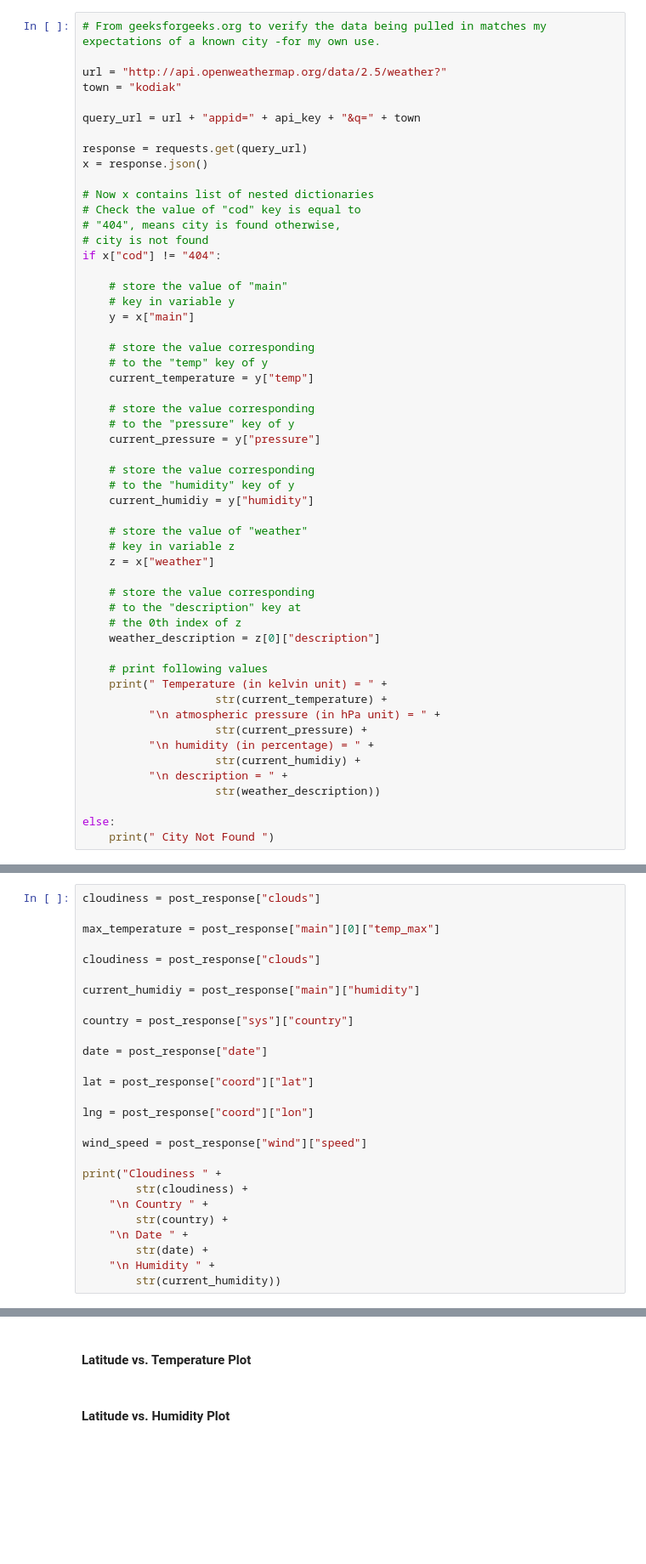
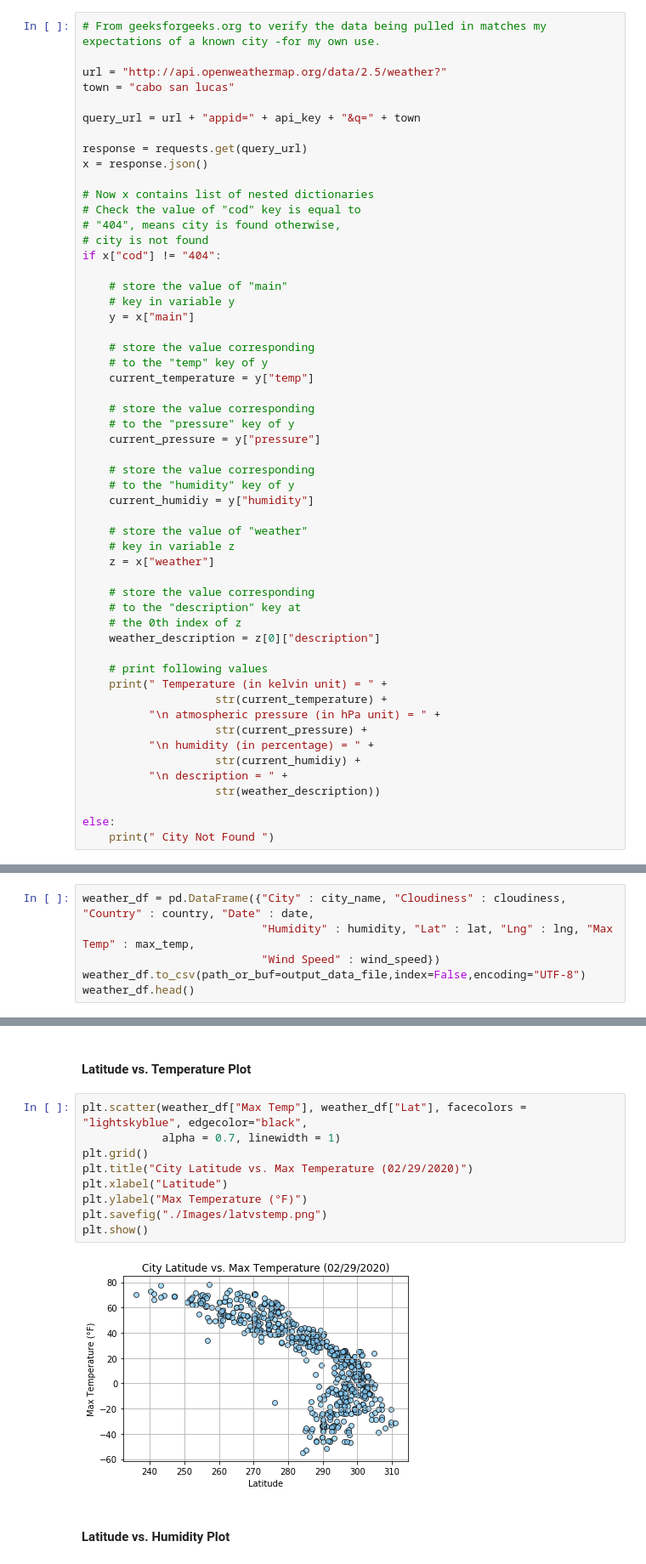
Before and after one commit to barbourleah15/DataVizClass, a Jupyter notebook: python-api-challenge/WeatherPy.ipynb, the cells around one changed output, grey strips where cells are left out. Shown: that part at 85% size. Saved outputs shown, nothing was run; the diff lists cells and outputs as text; blank space fills up the shorter version.

```diff
--- a/python-api-challenge/WeatherPy.ipynb
+++ b/python-api-challenge/WeatherPy.ipynb
@@ -96,7 +96,7 @@ cloudiness_response
 # From geeksforgeeks.org to verify the data being pulled in matches my expectations of a known city -for my own use.
 
 url = "http://api.openweathermap.org/data/2.5/weather?"
-town = "kodiak"
+town = "cabo san lucas"
 
 query_url = url + "appid=" + api_key + "&q=" + town
 
@@ -206,27 +251,0 @@ ValueError: Invalid file path or buffer object type: <class 'requests.models.Res
-# %%
-cloudiness = post_response["clouds"]
-
-max_temperature = post_response["main"][0]["temp_max"]
-
-cloudiness = post_response["clouds"]
-
-current_humidiy = post_response["main"]["humidity"]
-
-country = post_response["sys"]["country"]
-
-date = post_response["date"]
-
-lat = post_response["coord"]["lat"]
-
-lng = post_response["coord"]["lon"]
-
-wind_speed = post_response["wind"]["speed"]
-
-print("Cloudiness " +
-        str(cloudiness) +
-    "\n Country " +
-        str(country) +
-    "\n Date " +
-        str(date) +
-    "\n Humidity " +
-        str(current_humidity))
@@ -299,0 +252,6 @@ else:
+# %%
+weather_df = pd.DataFrame({"City" : city_name, "Cloudiness" : cloudiness, "Country" : country, "Date" : date,
+                           "Humidity" : humidity, "Lat" : lat, "Lng" : lng, "Max Temp" : max_temp,
+                           "Wind Speed" : wind_speed})
+weather_df.to_csv(path_or_buf=output_data_file,index=False,encoding="UTF-8")
+weather_df.head()
@@ -303,5 +268,16 @@ else:
 * Save the plotted figures as .pngs.
 # %% [markdown]
 #### Latitude vs. Temperature Plot
+# %%
+plt.scatter(weather_df["Max Temp"], weather_df["Lat"], facecolors = "lightskyblue", edgecolor="black",
+            alpha = 0.7, linewidth = 1)
+plt.grid()
+plt.title("City Latitude vs. Max Temperature (02/29/2020)")
+plt.xlabel("Latitude")
+plt.ylabel("Max Temperature (°F)")
+plt.savefig("./Images/latvstemp.png")
+plt.show()
+# %% [output]
+[figure, added]
 # %% [markdown]
 #### Latitude vs. Humidity Plot
```
Also changed, not shown: parts of 16 cells of this notebook, 6 other files.
